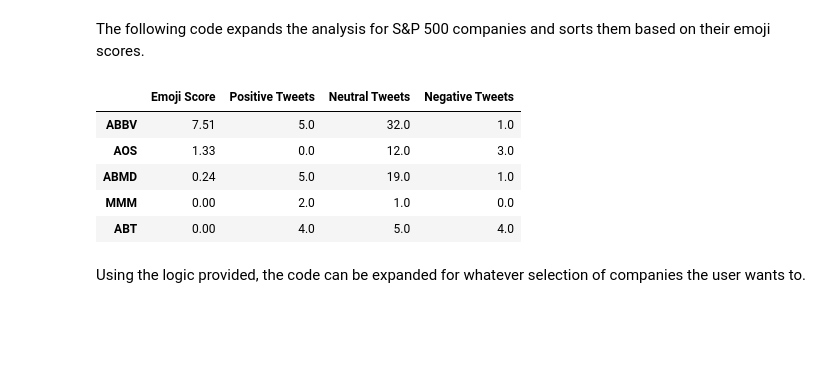
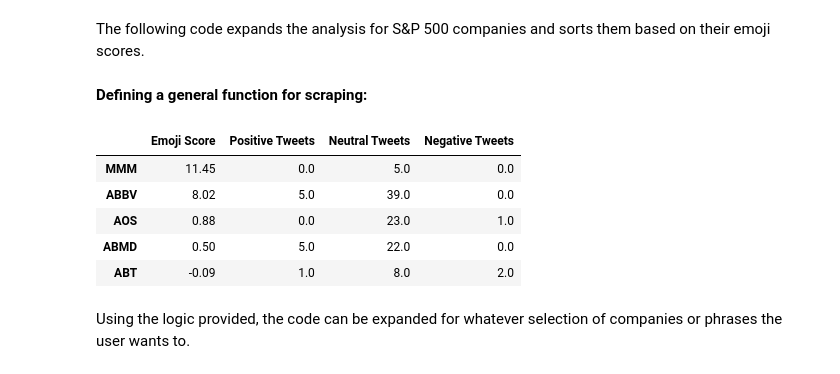
Before and after one commit to pashkaa8/Introduction-to-Programming, a Jupyter notebook: twitter_scrape_v2.ipynb, the cells around one changed output. Drawn from its saved outputs; the diff is of its cells as text; code cells hidden in the pictures; blank space fills up the shorter version.

```diff
--- a/twitter_scrape_v2.ipynb
+++ b/twitter_scrape_v2.ipynb
@@ -273,24 +273,27 @@ wikipedia=pd.read_html('https://en.wikipedia.org/wiki/List_of_S%26P_500_companie
 first_table = wikipedia[0]
 tickers = first_table["Symbol"]
 sp_tickers = [i for i in tickers]
+# %% [markdown]
+**Defining a general function for scraping:**
 # %%
-sp_scores = pd.DataFrame()
+def scores(my_list):
+    output = pd.DataFrame()
+    for ticker in my_list:
+        tweets = [i for i in twitter_scrape(ticker, 500)]
+        emojis = [values for keys, values in twitter_scrape(ticker, 500).items()]
+        output.loc[ticker, "Emoji Score"] = emoji_score(emojis)
+        output.loc[ticker, "Positive Tweets"] = text_score(tweets)[0]
+        output.loc[ticker, "Neutral Tweets"] = text_score(tweets)[1]
+        output.loc[ticker, "Negative Tweets"] = text_score(tweets)[2]
+    return output
 
-for ticker in sp_tickers[0:5]: # Looping just through the first 5 tickers to save time
-    tweets = [i for i in twitter_scrape(ticker, 500)]
-    emojis = [values for keys, values in twitter_scrape(ticker, 500).items()]
-    sp_scores.loc[ticker, "Emoji Score"] = emoji_score(emojis)
-    sp_scores.loc[ticker, "Positive Tweets"] = text_score(tweets)[0]
-    sp_scores.loc[ticker, "Neutral Tweets"] = text_score(tweets)[1]
-    sp_scores.loc[ticker, "Negative Tweets"] = text_score(tweets)[2]
-
-sp_scores.sort_values(by=["Emoji Score"], ascending=False)
+scores(sp_tickers[0:5]).sort_values(by=["Emoji Score"], ascending=False) # Limiting just to first 5 tickers to save time
 # %% [output]
 |  | Emoji Score | Positive Tweets | Neutral Tweets | Negative Tweets |
-| ABBV | 7.51 | 5.0 | 32.0 | 1.0 |
-| AOS | 1.33 | 0.0 | 12.0 | 3.0 |
-| ABMD | 0.24 | 5.0 | 19.0 | 1.0 |
-| MMM | 0.00 | 2.0 | 1.0 | 0.0 |
-| ABT | 0.00 | 4.0 | 5.0 | 4.0 |
+| MMM | 11.45 | 0.0 | 5.0 | 0.0 |
+| ABBV | 8.02 | 5.0 | 39.0 | 0.0 |
+| AOS | 0.88 | 0.0 | 23.0 | 1.0 |
+| ABMD | 0.50 | 5.0 | 22.0 | 0.0 |
+| ABT | -0.09 | 1.0 | 8.0 | 2.0 |
 # %% [markdown]
-Using the logic provided, the code can be expanded for whatever selection of companies the user wants to.
+Using the logic provided, the code can be expanded for whatever selection of companies or phrases the user wants to.
```
Also changed, not shown: parts of 8 cells of this notebook.
